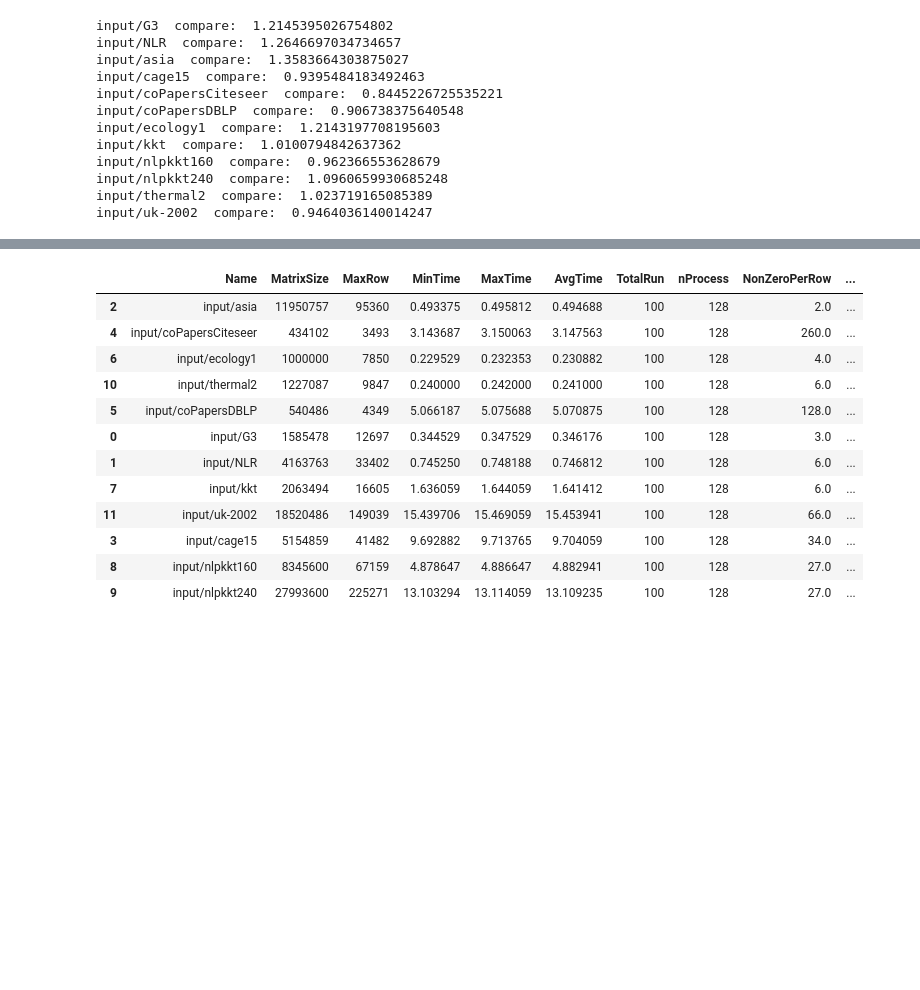
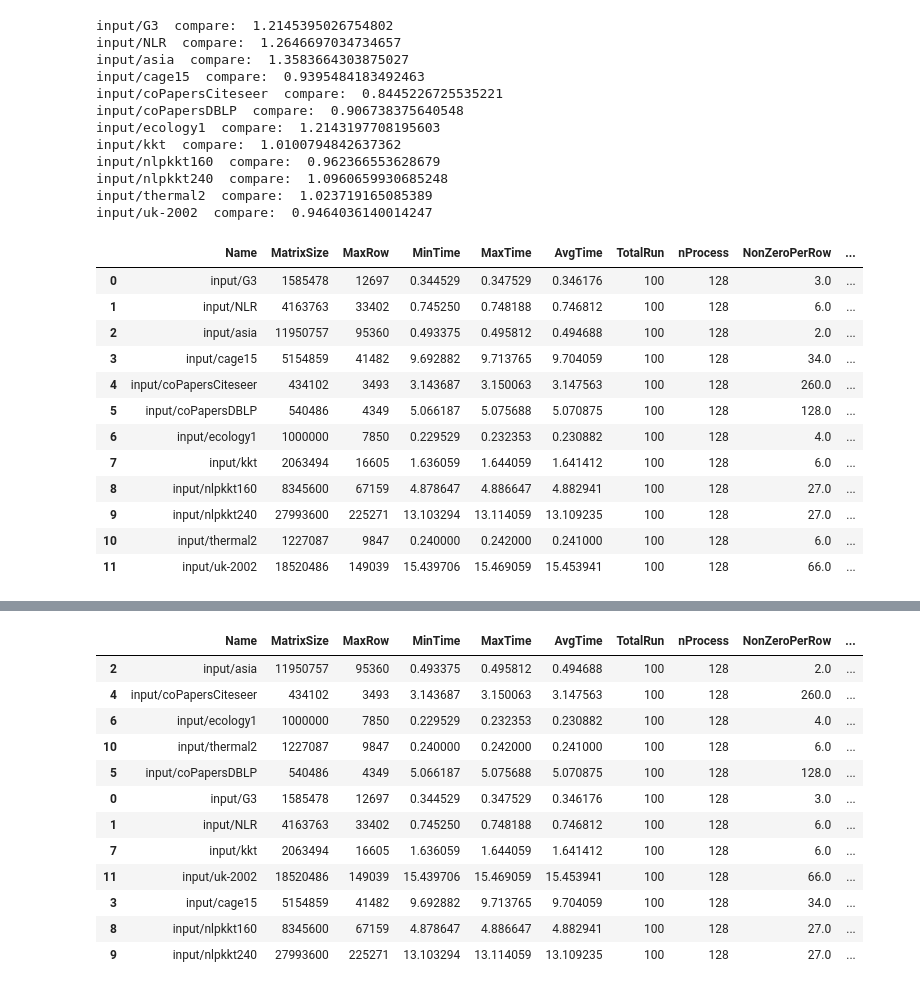
Before and after one commit to marufdsi/matvec-sparse, a Jupyter notebook: SpMV_Plots.ipynb, the cells around one changed output, grey strips where cells are left out. Cells and saved outputs as stored; diff of their text form; code cells hidden in the pictures; blank space fills up the shorter version.

```diff
--- a/SpMV_Plots.ipynb
+++ b/SpMV_Plots.ipynb
@@ -73,3 +73,19 @@ input/nlpkkt160  compare:  0.962366553628679
 input/nlpkkt240  compare:  1.0960659930685248
 input/thermal2  compare:  1.023719165085389
 input/uk-2002  compare:  0.9464036140014247
+# %%
+SpMV_comm
+# %% [output]
+|  | Name | MatrixSize | MaxRow | MinTime | MaxTime | AvgTime | TotalRun | nProcess | NonZeroPerRow | ... |
+| 0 | input/G3 | 1585478 | 12697 | 0.344529 | 0.347529 | 0.346176 | 100 | 128 | 3.0 | ... |
+| 1 | input/NLR | 4163763 | 33402 | 0.745250 | 0.748188 | 0.746812 | 100 | 128 | 6.0 | ... |
+| 2 | input/asia | 11950757 | 95360 | 0.493375 | 0.495812 | 0.494688 | 100 | 128 | 2.0 | ... |
+| 3 | input/cage15 | 5154859 | 41482 | 9.692882 | 9.713765 | 9.704059 | 100 | 128 | 34.0 | ... |
+| 4 | input/coPapersCiteseer | 434102 | 3493 | 3.143687 | 3.150063 | 3.147563 | 100 | 128 | 260.0 | ... |
+| 5 | input/coPapersDBLP | 540486 | 4349 | 5.066187 | 5.075688 | 5.070875 | 100 | 128 | 128.0 | ... |
+| 6 | input/ecology1 | 1000000 | 7850 | 0.229529 | 0.232353 | 0.230882 | 100 | 128 | 4.0 | ... |
+| 7 | input/kkt | 2063494 | 16605 | 1.636059 | 1.644059 | 1.641412 | 100 | 128 | 6.0 | ... |
+| 8 | input/nlpkkt160 | 8345600 | 67159 | 4.878647 | 4.886647 | 4.882941 | 100 | 128 | 27.0 | ... |
+| 9 | input/nlpkkt240 | 27993600 | 225271 | 13.103294 | 13.114059 | 13.109235 | 100 | 128 | 27.0 | ... |
+| 10 | input/thermal2 | 1227087 | 9847 | 0.240000 | 0.242000 | 0.241000 | 100 | 128 | 6.0 | ... |
+| 11 | input/uk-2002 | 18520486 | 149039 | 15.439706 | 15.469059 | 15.453941 | 100 | 128 | 66.0 | ... |
```
Also changed, not shown: parts of 2 cells of this notebook, 2 other files.
